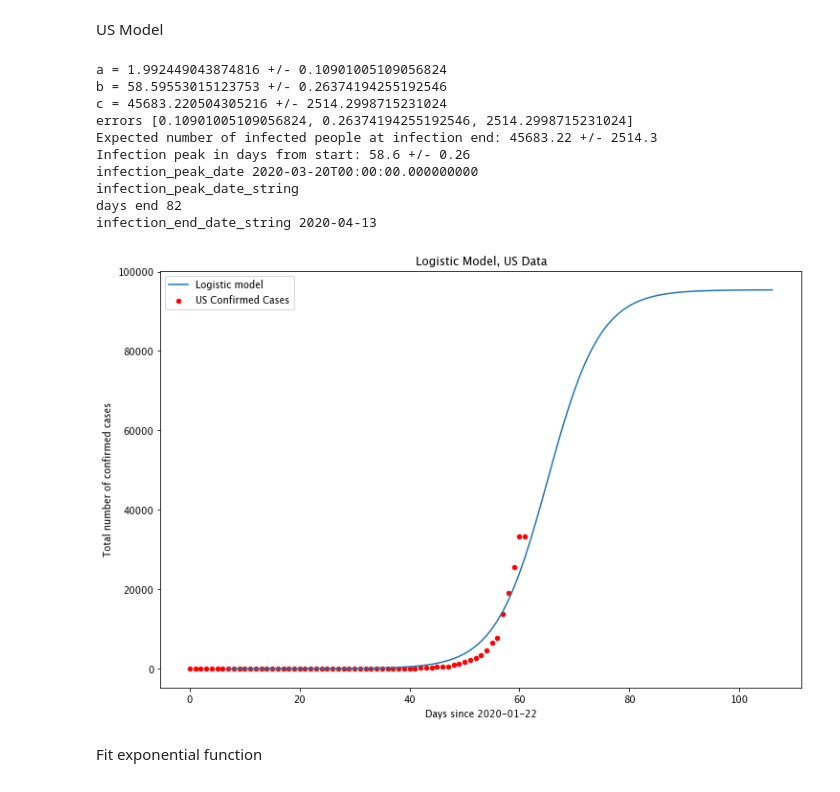
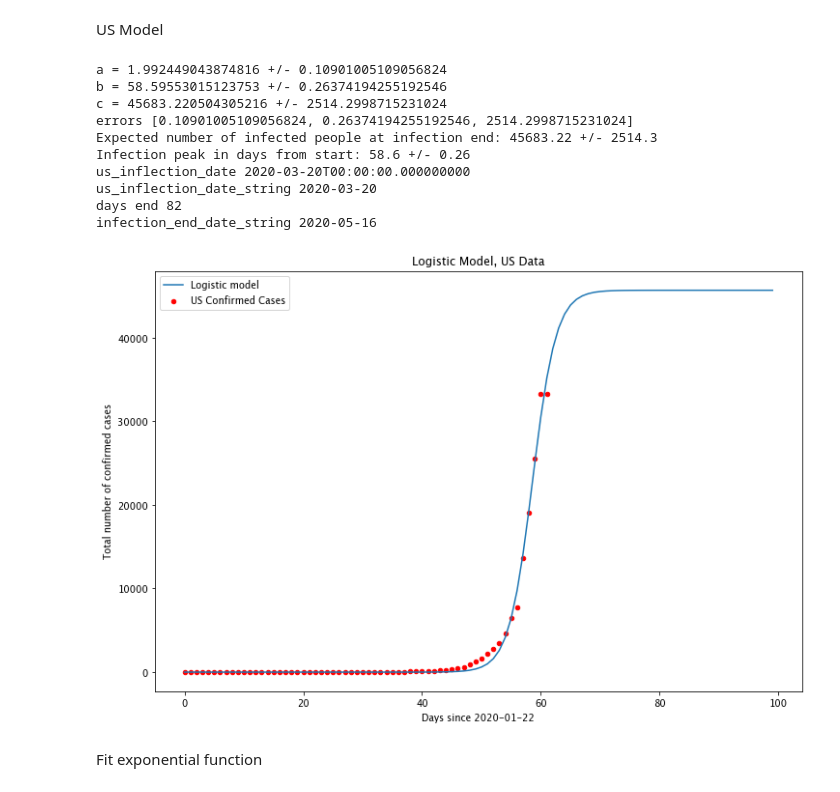
Before and after one commit to jayurbain/covid19, a Jupyter notebook: covid19_logistic_model.ipynb, the cells around one changed output. Saved outputs shown, nothing was run; the diff lists cells and outputs as text; code cells hidden in the pictures.

Commit message:
update us model rerun plots

```diff
--- a/covid19_logistic_model.ipynb
+++ b/covid19_logistic_model.ipynb
@@ -1053,18 +1053,18 @@ print('errors', errors)
 print('Expected number of infected people at infection end:', round(c,2), '+/-', round(errors[2],2))
 print('Infection peak in days from start:', round(b,2), '+/-', round(errors[1],2))
 
-infection_peak_date = np.datetime64(df_confirmed.index.values.min()) + np.timedelta64(int(round(b,2)),'D')
-print('infection_peak_date',infection_peak_date)
+us_inflection_date = np.datetime64(df_confirmed.index.values.min()) + np.timedelta64(int(round(b,2)),'D')
+print('us_inflection_date',us_inflection_date)
 
-infection_peak_date_string = np.datetime_as_string(infection_peak_date, unit='D')
-print('infection_peak_date_string')
+us_inflection_date_string = np.datetime_as_string(us_inflection_date, unit='D')
+print('us_inflection_date_string', us_inflection_date_string)
 
 d = int(fsolve(lambda x_it : logistic_model(x_it,a,b,c) - int(c),b))
 print('days end', d)
 
-infection_end_date = np.datetime64(df_confirmed.index.values.min()) + np.timedelta64(int(round(d,2)),'D')
+us_inflection_end_date = np.datetime64(df_confirmed.index.values.min()) + np.timedelta64(int(round(d,2)),'D')
 
-infection_end_date_string = np.datetime_as_string(infection_end_date, unit='D')
+us_inflection_end_date_string = np.datetime_as_string(us_inflection_end_date, unit='D')
 print('infection_end_date_string', infection_end_date_string)
 # %% [output]
 a = 1.992449043874816 +/- 0.10901005109056824
@@ -1073,29 +1073,29 @@ c = 45683.220504305216 +/- 2514.2998715231024
 errors [0.10901005109056824, 0.26374194255192546, 2514.2998715231024]
 Expected number of infected people at infection end: 45683.22 +/- 2514.3
 Infection peak in days from start: 58.6 +/- 0.26
-infection_peak_date 2020-03-20T00:00:00.000000000
-infection_peak_date_string
+us_inflection_date 2020-03-20T00:00:00.000000000
+us_inflection_date_string 2020-03-20
 days end 82
-infection_end_date_string 2020-04-13
+infection_end_date_string 2020-05-16
 # %%
-us_day_offset = 7
+us_day_offset = 0
 x_us = df_us.index
 y_us = df_us['Cases']
 x_ext = np.arange(100)
 
 plt.figure(figsize=(12,8))
 plt.scatter(x_us, y_us, color="red", marker='o', s=20, label="US Confirmed Cases")
 
 # Fitted logistic curve
-plt.plot(x_ext+us_day_offset_day_offset, [logistic_model(i, popt_it[0], popt_it[1], popt_it[2]*1) for i in x_ext], label="Logistic model" )
+plt.plot(x_ext+us_day_offset, [logistic_model(i, popt_us[0], popt_us[1], popt_us[2]*1) for i in x_ext], label="Logistic model" )
 plt.legend()
 plt.xlabel("Days since " + min_date)
 plt.ylabel("Total number of confirmed cases")
 plt.title('Logistic Model, US Data')
 plt.savefig('US Logistic Model, US Data.png')
 plt.show()
 # %% [output]
-[figure, old version]
+[figure, new version]
 # %% [markdown]
 Fit exponential function
 # %%
```
Also changed, not shown: parts of 4 cells of this notebook, 4 other files.
